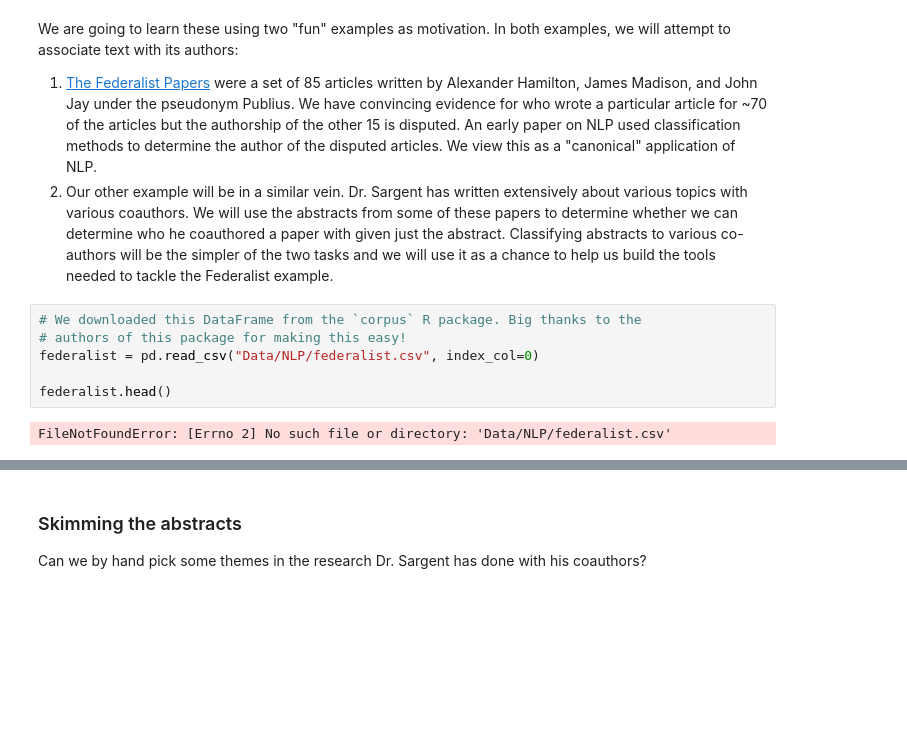
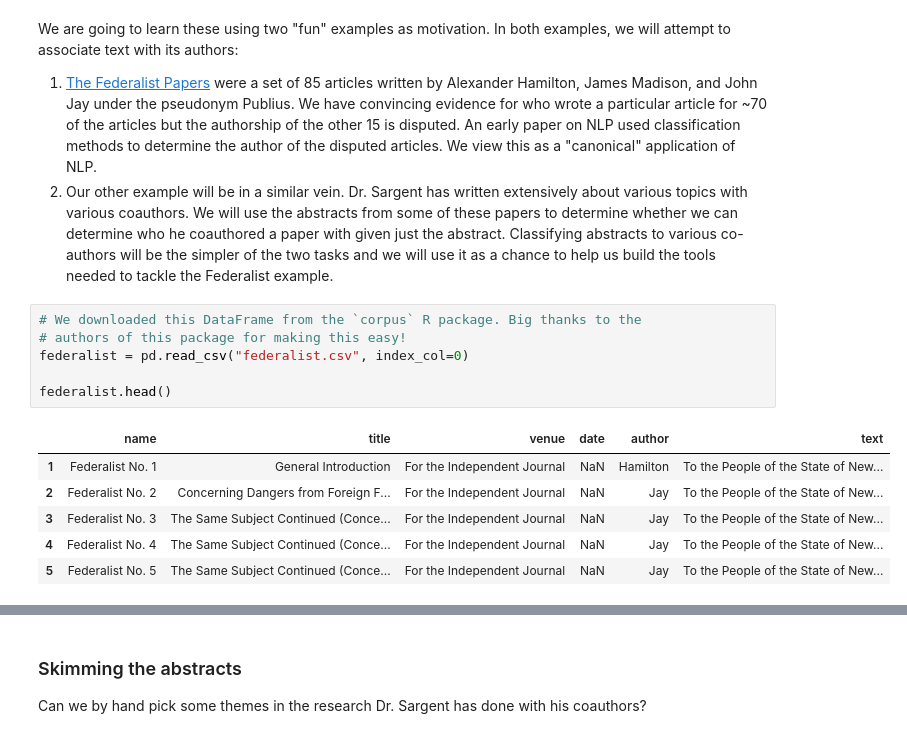
Before and after one commit to NYU-ComputationalSocialScience/ECON-GA-4005, a Jupyter notebook: Handouts/L13_NLP/01_nlp_introduction.ipynb, the cells around one changed output, grey strips where cells are left out. Saved outputs shown, nothing was run; the diff lists cells and outputs as text; blank space fills up the shorter version.

```diff
--- a/Handouts/L13_NLP/01_nlp_introduction.ipynb
+++ b/Handouts/L13_NLP/01_nlp_introduction.ipynb
@@ -59,11 +59,16 @@ We are going to learn these using two "fun" examples as motivation. In both exam
 # %%
 # We downloaded this DataFrame from the `corpus` R package. Big thanks to the
 # authors of this package for making this easy!
-federalist = pd.read_csv("Data/NLP/federalist.csv", index_col=0)
+federalist = pd.read_csv("federalist.csv", index_col=0)
 
 federalist.head()
 # %% [output]
-FileNotFoundError: [Errno 2] No such file or directory: 'Data/NLP/federalist.csv'
+|  | name | title | venue | date | author | text |
+| 1 | Federalist No. 1 | General Introduction | For the Independent Journal | NaN | Hamilton | To the People of the State of New... |
+| 2 | Federalist No. 2 | Concerning Dangers from Foreign F... | For the Independent Journal | NaN | Jay | To the People of the State of New... |
+| 3 | Federalist No. 3 | The Same Subject Continued (Conce... | For the Independent Journal | NaN | Jay | To the People of the State of New... |
+| 4 | Federalist No. 4 | The Same Subject Continued (Conce... | For the Independent Journal | NaN | Jay | To the People of the State of New... |
+| 5 | Federalist No. 5 | The Same Subject Continued (Conce... | For the Independent Journal | NaN | Jay | To the People of the State of New... |
 # %%
 # Read in abstracts
 def read_abstract_file(fn):
```
Also changed, not shown: parts of 21 cells of this notebook.
